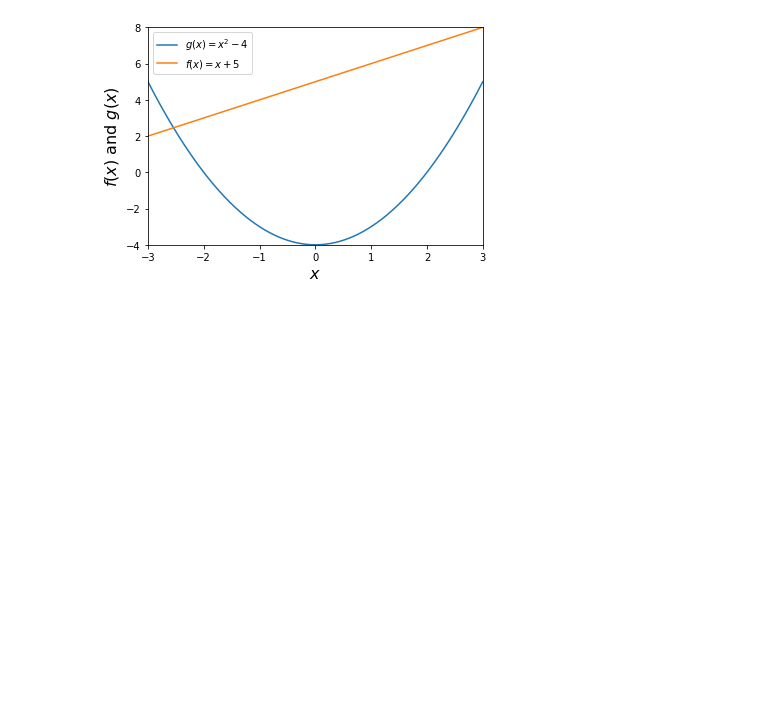
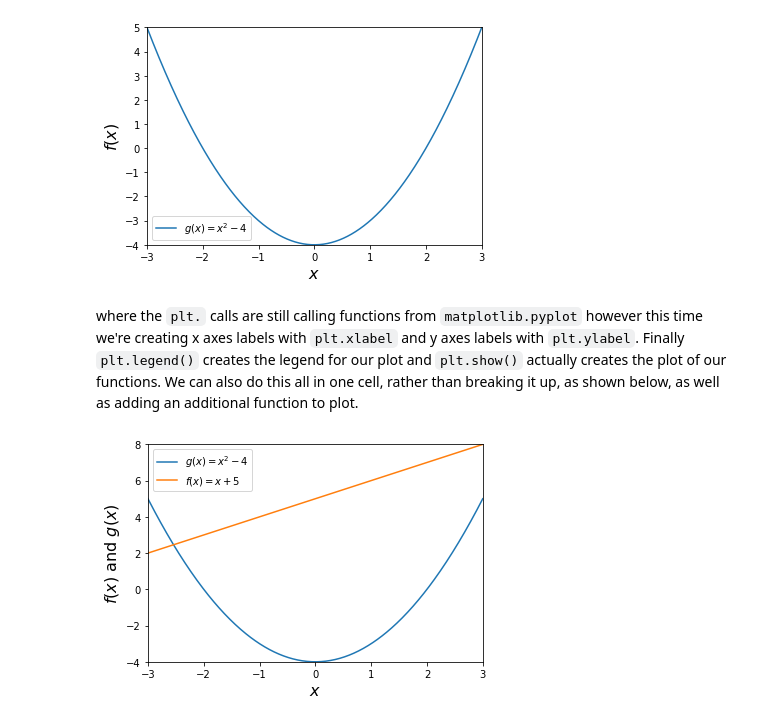
Before and after one commit to callysto/callysto-sample-notebooks, a Jupyter notebook: notebooks/Math/ComopositionsOfFunctions.ipynb, the cells around one changed output. Saved outputs shown, nothing was run; the diff lists cells and outputs as text; code cells hidden in the pictures; blank space fills up the shorter version.

```diff
--- a/notebooks/Math/ComopositionsOfFunctions.ipynb
+++ b/notebooks/Math/ComopositionsOfFunctions.ipynb
@@ -110,3 +105,14 @@ where the `plt.` calls are still calling functions from `matplotlib.pyplot` howe
+# %%
+plt.plot(x, x**2-4, label='$g(x) = x^2 -4$')
+plt.xlabel("$x$", fontsize=16)
+plt.ylabel("$f(x)$", fontsize=16)
+plt.legend()
+plt.margins(0)
+plt.show()
+# %% [output]
+[figure, added]
+# %% [markdown]
+where the `plt.` calls are still calling functions from `matplotlib.pyplot` however this time we're creating x axes labels with `plt.xlabel` and y axes labels with `plt.ylabel`. Finally `plt.legend()` creates the legend for our plot and `plt.show()` actually creates the plot of our functions. We can also do this all in one cell, rather than breaking it up, as shown below, as well as adding an additional function to plot.
 # %%
 # Note: Anything in a line of code after a pound sign isn't run and
 # is known as a comment. I will be using them throughout to provide
```
Also changed, not shown: parts of 28 cells of this notebook.
